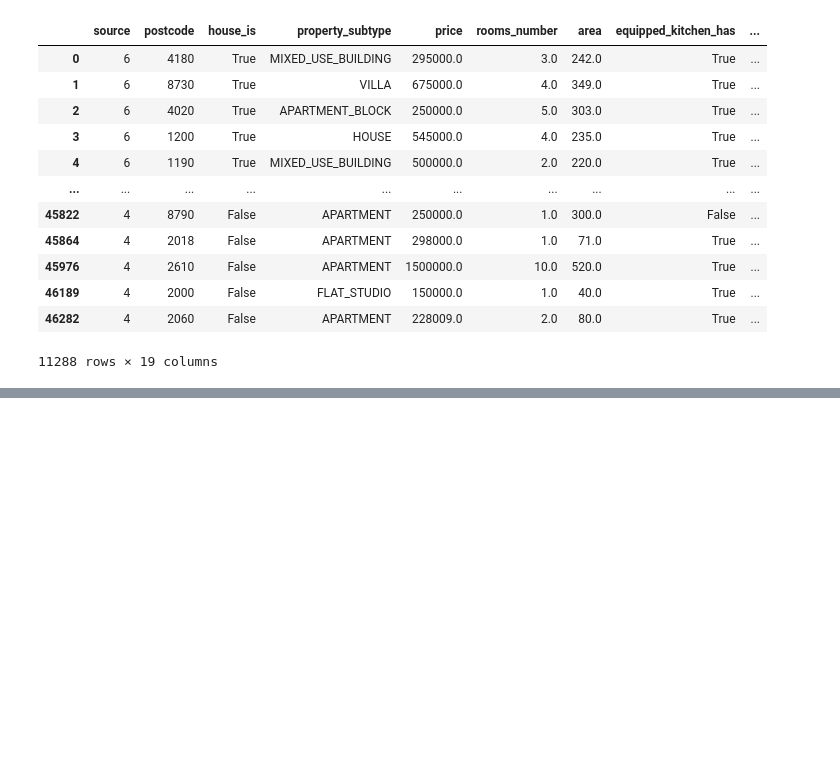
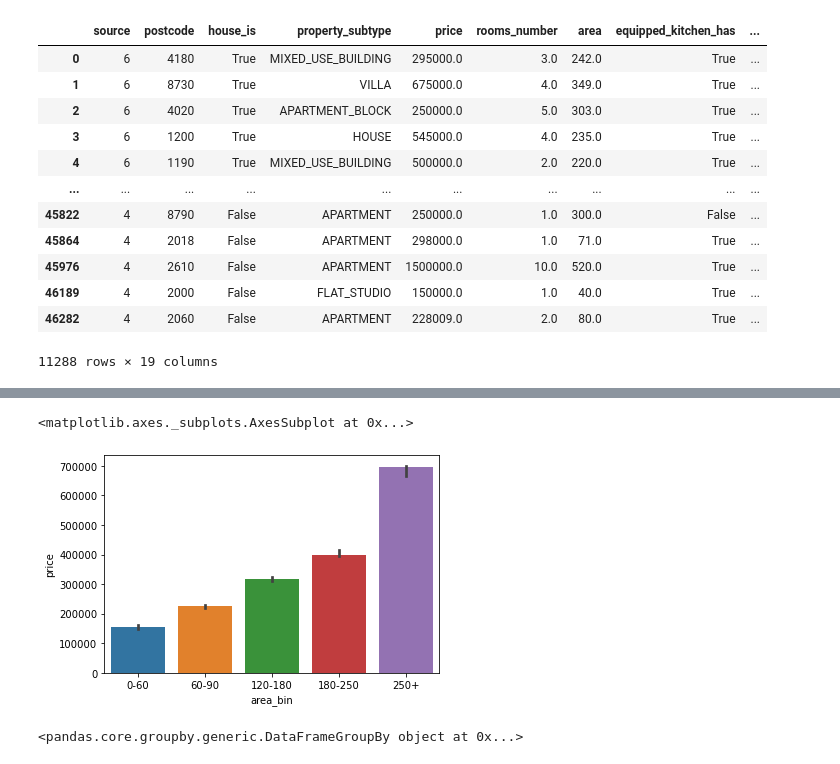
Before and after one commit to FrancescoMariottini/residential-real-estate-analysis, a Jupyter notebook: visualization.ipynb, the cells around one changed output, grey strips where cells are left out. Cells and saved outputs as stored; diff of their text form; code cells hidden in the pictures; blank space fills up the shorter version.

```diff
--- a/visualization.ipynb
+++ b/visualization.ipynb
@@ -33,0 +149,9 @@ plt.show()
+# %%
+sns.barplot(x='area_bin', y='price', data=sdc_df, estimator=np.median)
+# %% [output]
+<matplotlib.axes._subplots.AxesSubplot at 0x...>
+[figure, added]
+# %%
+sdc_df.groupby(by='area_bin')
+# %% [output]
+<pandas.core.groupby.generic.DataFrameGroupBy object at 0x...>
```
Also changed, not shown: parts of 35 cells of this notebook, 6 other files.
